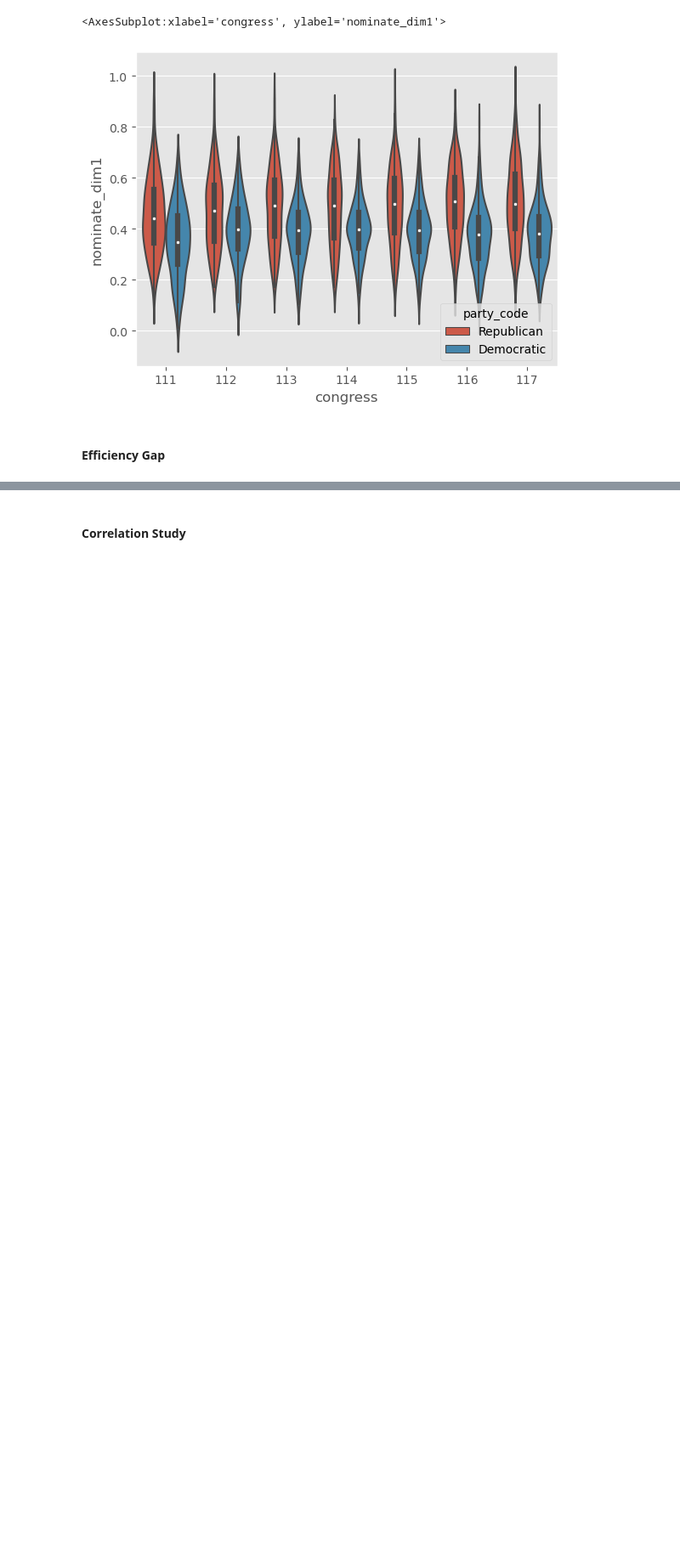
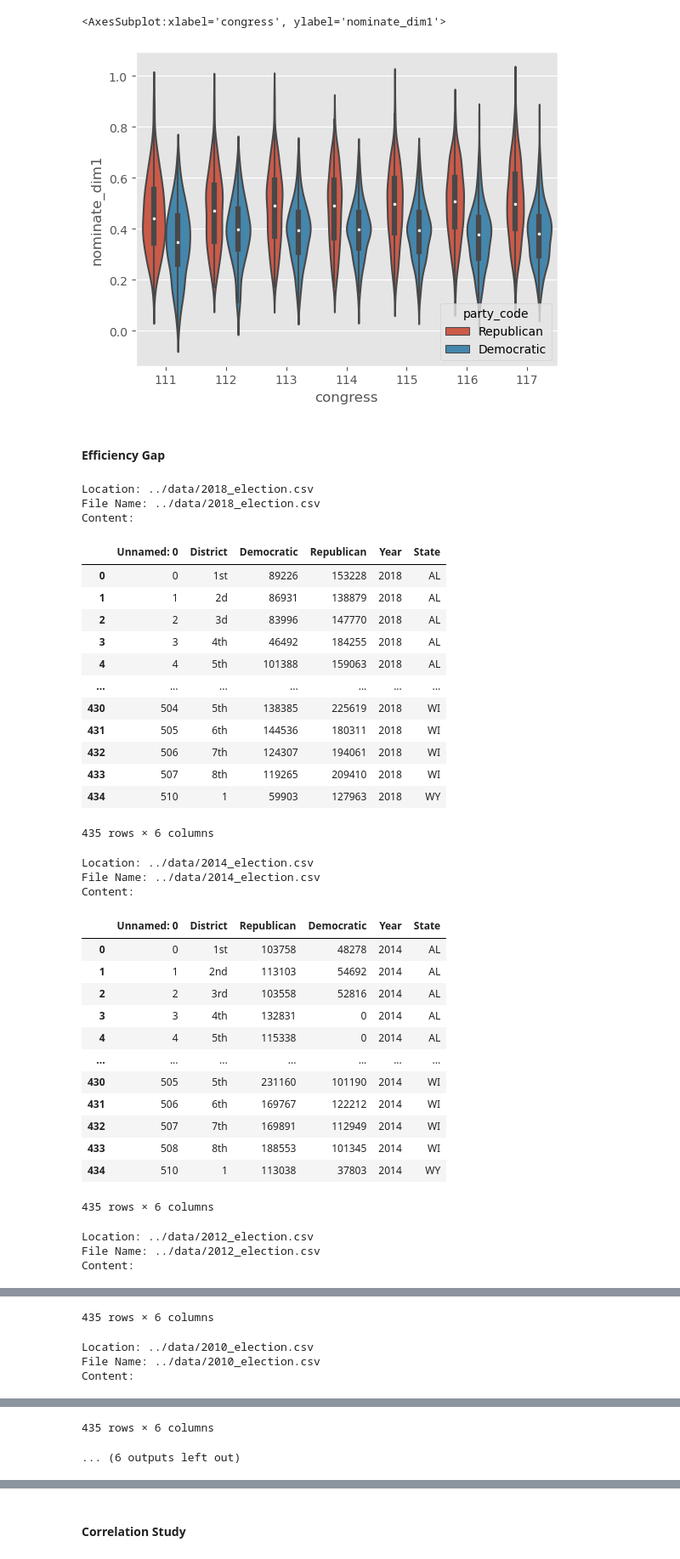
Before and after one commit to Simonlee711/gerrymandering-polarisation-study, a Jupyter notebook: src/gov-analysis.ipynb, the cells around one changed output, grey strips where cells are left out. Shown: that part at 85% size. Drawn from its saved outputs; the diff is of its cells as text; code cells hidden in the pictures; blank space fills up the shorter version.

```diff
--- a/src/gov-analysis.ipynb
+++ b/src/gov-analysis.ipynb
@@ -30,5 +13,0 @@ df
-# %%
-df = pd.read_csv('../data/2012_election.csv')
-df = df.iloc[:,0:5]
-df = df.dropna(axis=0)
-df
@@ -69,5 +13,0 @@ df
-# %%
-df = pd.read_csv('../data/2016_election.csv')
-df = df.iloc[:,1:6]
-df = df.dropna(axis=0)
-df
@@ -239,3 +127,67 @@ sns.violinplot(data =nominate_score, x = 'congress', y='nominate_dim1', hue='par
 [figure]
 # %% [markdown]
 #### Efficiency Gap
+# %%
+# use glob to get all the csv files
+# in the folder
+path = "../data/"
+csv_files = glob.glob(os.path.join(path, "*_election.csv"))
+
+
+concat_df = pd.DataFrame()
+# loop over the list of csv files
+for f in csv_files:
+
+    # read the csv file
+    df = pd.read_csv(f)
+
+    # print the location and filename
+    print('Location:', f)
+    print('File Name:', f.split("\\")[-1])
+
+    # print the content
+    print('Content:')
+
+    df = df.replace(',','', regex=True)
+    df['Republican'] = df['Republican'].astype(int)
+    df['Democratic'] = df['Democratic'].astype(int)
+    display(df)
+
+    concat_df = pd.concat([concat_df, df])
+    print()
+# %% [output]
+Location: ../data/2018_election.csv
+File Name: ../data/2018_election.csv
+Content:
+|  | Unnamed: 0 | District | Democratic | Republican | Year | State |
+| 0 | 0 | 1st | 89226 | 153228 | 2018 | AL |
+| 1 | 1 | 2d | 86931 | 138879 | 2018 | AL |
+| 2 | 2 | 3d | 83996 | 147770 | 2018 | AL |
+| 3 | 3 | 4th | 46492 | 184255 | 2018 | AL |
+| 4 | 4 | 5th | 101388 | 159063 | 2018 | AL |
+| ... | ... | ... | ... | ... | ... | ... |
+| 430 | 504 | 5th | 138385 | 225619 | 2018 | WI |
+| 431 | 505 | 6th | 144536 | 180311 | 2018 | WI |
+| 432 | 506 | 7th | 124307 | 194061 | 2018 | WI |
+| 433 | 507 | 8th | 119265 | 209410 | 2018 | WI |
+| 434 | 510 | 1 | 59903 | 127963 | 2018 | WY |
+435 rows × 6 columns
+Location: ../data/2014_election.csv
+File Name: ../data/2014_election.csv
+Content:
+|  | Unnamed: 0 | District | Republican | Democratic | Year | State |
+| 0 | 0 | 1st | 103758 | 48278 | 2014 | AL |
+| 1 | 1 | 2nd | 113103 | 54692 | 2014 | AL |
+| 2 | 2 | 3rd | 103558 | 52816 | 2014 | AL |
+| 3 | 3 | 4th | 132831 | 0 | 2014 | AL |
+| 4 | 4 | 5th | 115338 | 0 | 2014 | AL |
+| ... | ... | ... | ... | ... | ... | ... |
+| 430 | 505 | 5th | 231160 | 101190 | 2014 | WI |
+| 431 | 506 | 6th | 169767 | 122212 | 2014 | WI |
+| 432 | 507 | 7th | 169891 | 112949 | 2014 | WI |
+| 433 | 508 | 8th | 188553 | 101345 | 2014 | WI |
+| 434 | 510 | 1 | 113038 | 37803 | 2014 | WY |
+435 rows × 6 columns
+Location: ../data/2012_election.csv
+File Name: ../data/2012_election.csv
+Content:
@@ -241,0 +206,4 @@ sns.violinplot(data =nominate_score, x = 'congress', y='nominate_dim1', hue='par
+435 rows × 6 columns
+Location: ../data/2010_election.csv
+File Name: ../data/2010_election.csv
+Content:
@@ -241,0 +222,2 @@ sns.violinplot(data =nominate_score, x = 'congress', y='nominate_dim1', hue='par
+435 rows × 6 columns
+... (6 outputs left out)
```
Also changed, not shown: parts of 9 cells of this notebook, 7 other files.
